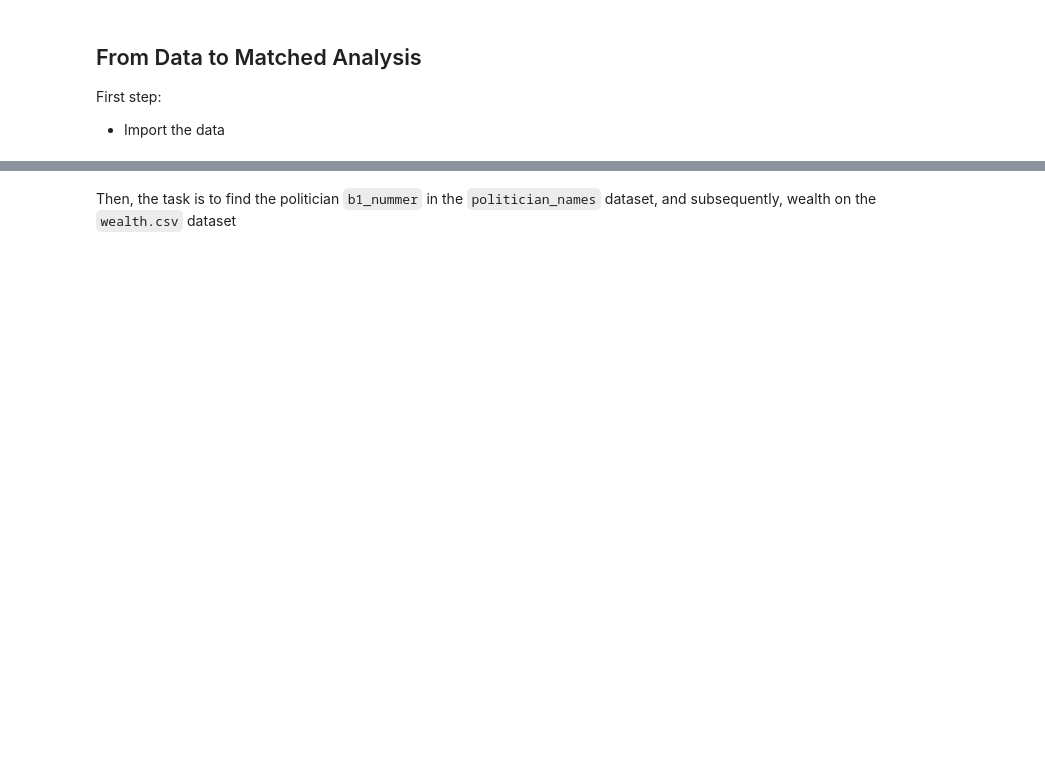
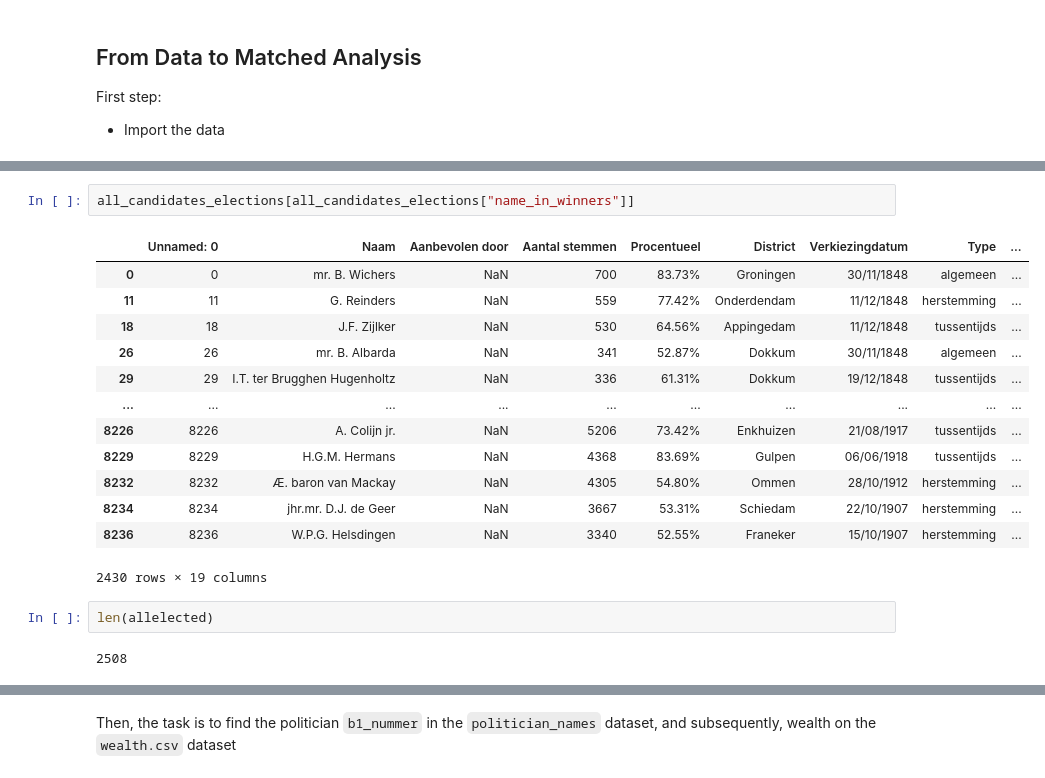
Before and after one commit to basm92/Polrents, a Jupyter notebook: Code/data_to_analysis.ipynb, the cells around one changed output, grey strips where cells are left out. Drawn from its saved outputs; the diff is of its cells as text; blank space fills up the shorter version.

```diff
--- a/Code/data_to_analysis.ipynb
+++ b/Code/data_to_analysis.ipynb
@@ -28,0 +140,20 @@ Second step:
+# %%
+all_candidates_elections[all_candidates_elections["name_in_winners"]]
+# %% [output]
+|  | Unnamed: 0 | Naam | Aanbevolen door | Aantal stemmen | Procentueel | District | Verkiezingdatum | Type | ... |
+| 0 | 0 | mr. B. Wichers | NaN | 700 | 83.73% | Groningen | 30/11/1848 | algemeen | ... |
+| 11 | 11 | G. Reinders | NaN | 559 | 77.42% | Onderdendam | 11/12/1848 | herstemming | ... |
+| 18 | 18 | J.F. Zijlker | NaN | 530 | 64.56% | Appingedam | 11/12/1848 | tussentijds | ... |
+| 26 | 26 | mr. B. Albarda | NaN | 341 | 52.87% | Dokkum | 30/11/1848 | algemeen | ... |
+| 29 | 29 | I.T. ter Brugghen Hugenholtz | NaN | 336 | 61.31% | Dokkum | 19/12/1848 | tussentijds | ... |
+| ... | ... | ... | ... | ... | ... | ... | ... | ... | ... |
+| 8226 | 8226 | A. Colijn jr. | NaN | 5206 | 73.42% | Enkhuizen | 21/08/1917 | tussentijds | ... |
+| 8229 | 8229 | H.G.M. Hermans | NaN | 4368 | 83.69% | Gulpen | 06/06/1918 | tussentijds | ... |
+| 8232 | 8232 | Æ. baron van Mackay | NaN | 4305 | 54.80% | Ommen | 28/10/1912 | herstemming | ... |
+| 8234 | 8234 | jhr.mr. D.J. de Geer | NaN | 3667 | 53.31% | Schiedam | 22/10/1907 | herstemming | ... |
+| 8236 | 8236 | W.P.G. Helsdingen | NaN | 3340 | 52.55% | Franeker | 15/10/1907 | herstemming | ... |
+2430 rows × 19 columns
+# %%
+len(allelected)
+# %% [output]
+2508
```
Also changed, not shown: parts of 14 cells of this notebook.
